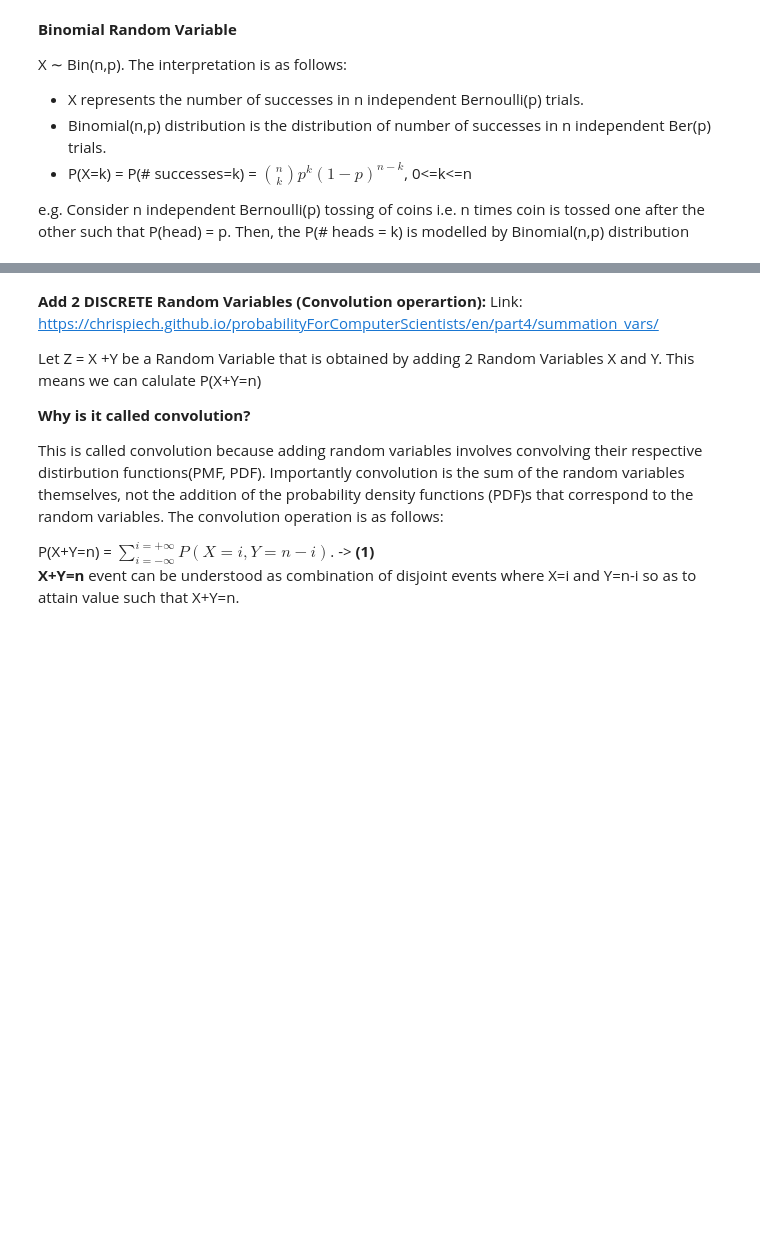
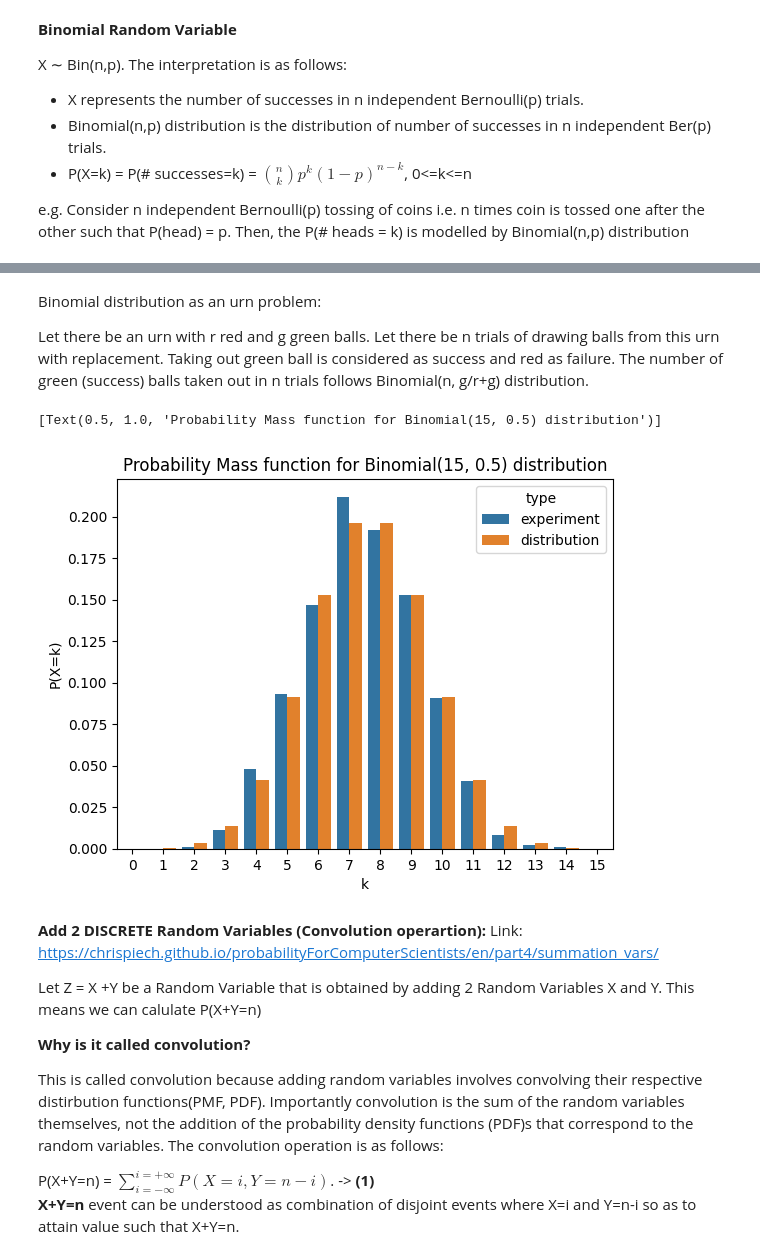
Before and after one commit to hardiksahi/MachineLearning, a Jupyter notebook: courses/harvard_stat110/Lecture_8.ipynb, the cells around one changed output, grey strips where cells are left out. Cells and saved outputs as stored; diff of their text form; code cells hidden in the pictures; blank space fills up the shorter version.

Commit message:
Committing Colab notebooks for STAT110 lectures

```diff
--- a/Lecture_8.ipynb
+++ b/courses/harvard_stat110/Lecture_8.ipynb
@@ -115,3 +113,44 @@ sns.barplot(data=combined_binomial_prob_df, x="k", y="P(X=k)", hue="type").set(t
+# %% [markdown]
+Binomial distribution as an urn problem:
+
+Let there be an urn with r red and g green balls. Let there be n trials of drawing balls from this urn with replacement. Taking out green ball is considered as success and red as failure. The number of green (success) balls taken out in n trials follows Binomial(n, g/r+g) distribution.
+# %%
+def binomial_experiment_urn(r, g, n, n_iter=1000):
+  success_counter = defaultdict(int)
+  for i in range(n_iter):
+    ## Step 1: create an urn with r+g balls and shuffle it in place
+    urn_list = ['R']*r + ['G']*g
+    random.shuffle(urn_list)
+
+    ## Step2: Sample ball from urn for n trials
+    binomial_trial_result_list = [random.choice(urn_list) for i in range(n)]
+
+    ## Step3: Count number of successes (green balls)
+    result_counter = Counter(binomial_trial_result_list)
+    success_count = result_counter.get('G', 0)
+    success_counter[success_count] = success_counter[success_count]+1
+
+  #return_prob = {success_count: success_count/iter_count for success_count, iter_count in success_counter.items()}
+  return_prob = {i: success_counter.get(i, 0)/n_iter for i in range(n+1)}
+  return return_prob
+# %%
+n_red = 10
+n_green = 10
+n_trials = 15
+binomial_urn_experiment_result_prob = binomial_experiment_urn(n_red, n_green, n_trials, n_iter=1000)
+binomial_experiment_urn_df = pd.DataFrame.from_dict(data = binomial_urn_experiment_result_prob, orient='index').reset_index().rename(columns={"index":"k", 0: "P(X=k)"})
+binomial_experiment_urn_df.loc[:, 'type'] = "experiment"
+# %%
+binomial_urn_rv = stats.binom(n_trials, n_green/(n_green+n_red))
+binomial_urn_prob = binomial_urn_rv.pmf(k=[i for i in range(n_trials+1)])
+binomial_urn_prob_df = pd.DataFrame({"P(X=k)":binomial_urn_prob, "k": [i for i in range(n_trials+1)], "type":"distribution"})
+# %%
+combined_binomial_urn_prob_df = pd.concat([binomial_experiment_urn_df, binomial_urn_prob_df], axis=0)
+# %%
+sns.barplot(data=combined_binomial_urn_prob_df, x="k", y="P(X=k)", hue="type").set(title=f"Probability Mass function for Binomial({n_trials}, {n_green/(n_green+n_red)}) distribution")
+# %% [output]
+[Text(0.5, 1.0, 'Probability Mass function for Binomial(15, 0.5) distribution')]
+[figure, added]
 # %% [markdown]
 **Add 2 DISCRETE Random Variables (Convolution operartion):**
 Link: https://chrispiech.github.io/probabilityForComputerScientists/en/part4/summation_vars/
```
Also changed, not shown: parts of 36 cells of this notebook, 5 other files.
